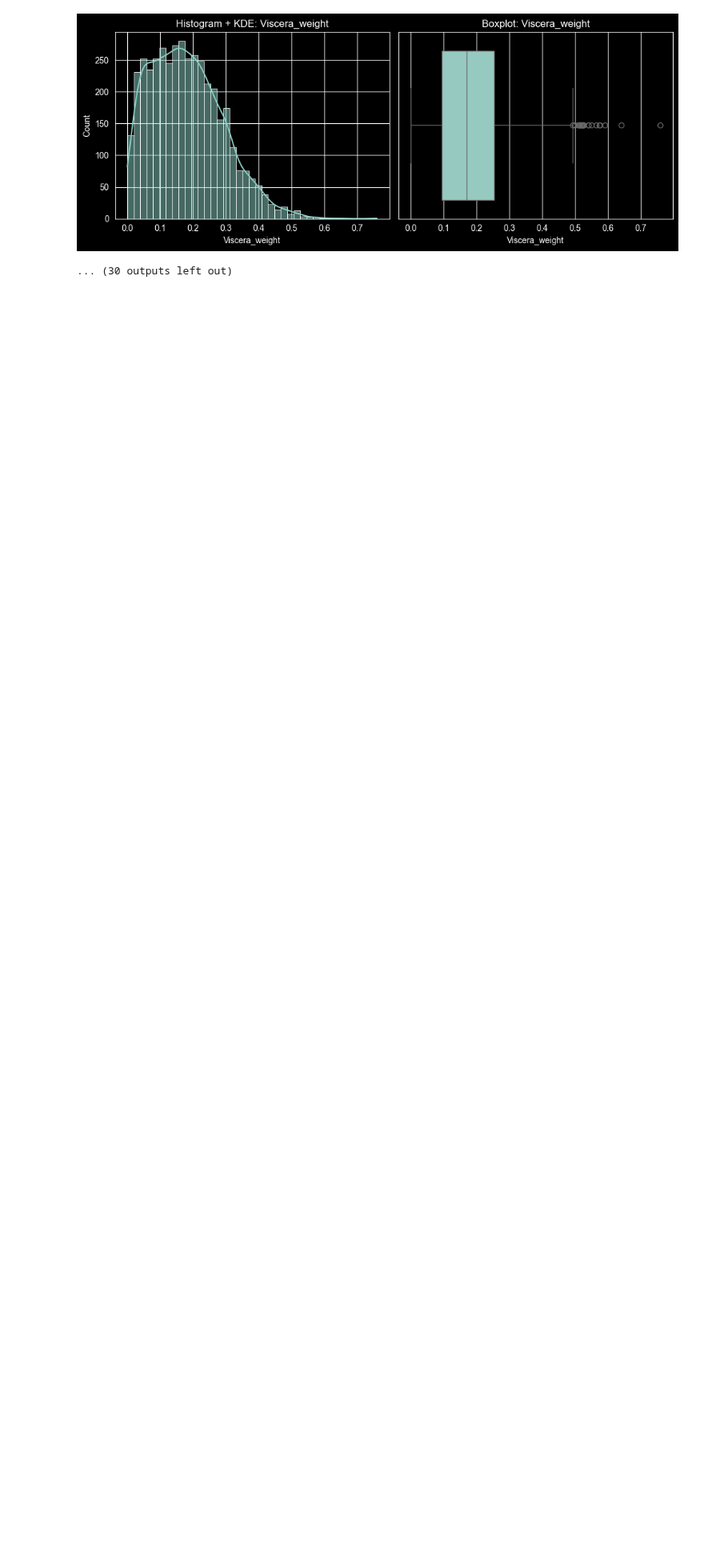
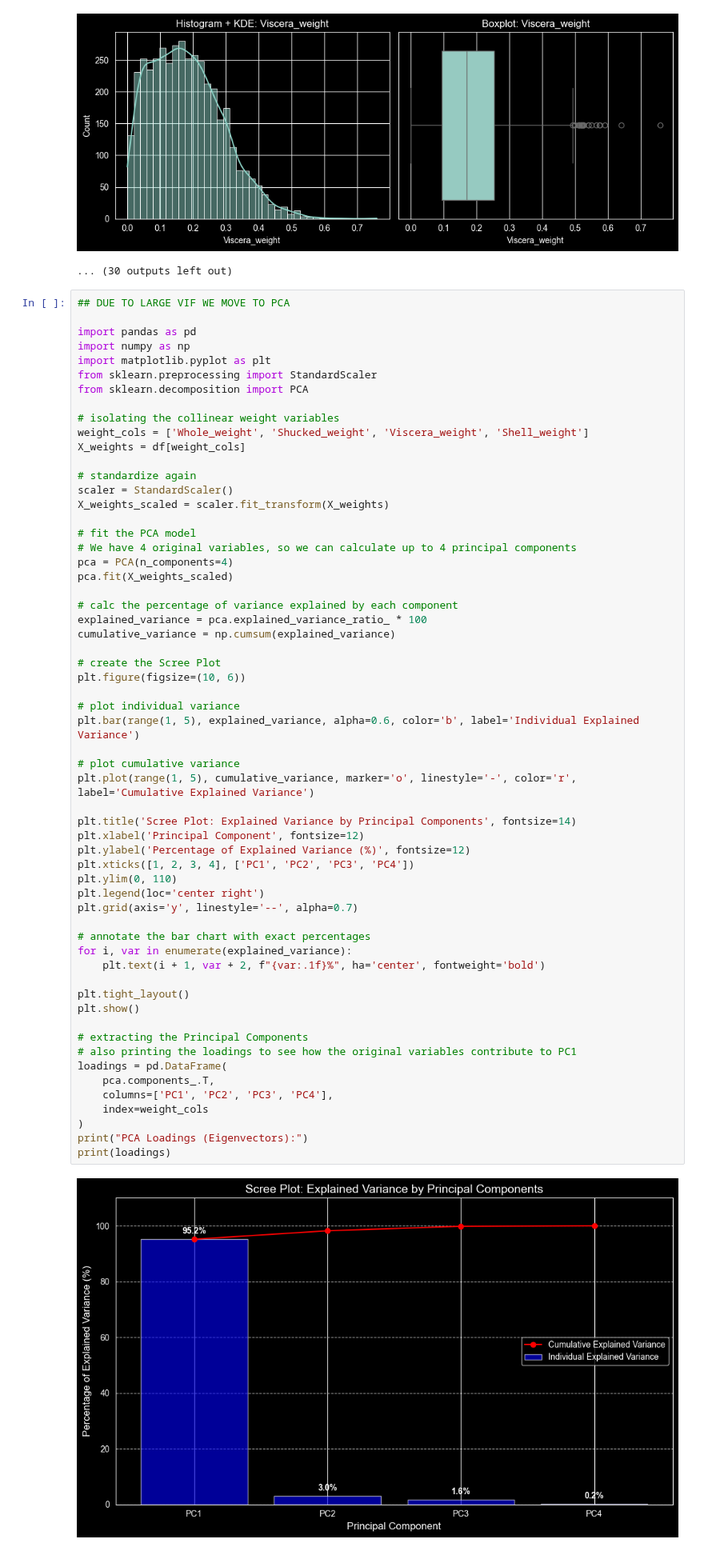
Before and after one commit to AFD03/sta141c_project, a Jupyter notebook: abalone_baby.ipynb, the cells around one changed output. Shown at 80% size. Cells and saved outputs as stored; diff of their text form; blank space fills up the shorter version.

```diff
--- a/abalone_baby.ipynb
+++ b/abalone_baby.ipynb
@@ -226,3 +226,64 @@ Skewness: 0.5916
 Outliers (IQR method): 26
 [figure]
 ... (30 outputs left out)
+# %%
+## DUE TO LARGE VIF WE MOVE TO PCA
+
+import pandas as pd
+import numpy as np
+import matplotlib.pyplot as plt
+from sklearn.preprocessing import StandardScaler
+from sklearn.decomposition import PCA
+
+# isolating the collinear weight variables
+weight_cols = ['Whole_weight', 'Shucked_weight', 'Viscera_weight', 'Shell_weight']
+X_weights = df[weight_cols]
+
+# standardize again
+scaler = StandardScaler()
+X_weights_scaled = scaler.fit_transform(X_weights)
+
+# fit the PCA model
+# We have 4 original variables, so we can calculate up to 4 principal components
+pca = PCA(n_components=4)
+pca.fit(X_weights_scaled)
+
+# calc the percentage of variance explained by each component
+explained_variance = pca.explained_variance_ratio_ * 100
+cumulative_variance = np.cumsum(explained_variance)
+
+# create the Scree Plot
+plt.figure(figsize=(10, 6))
+
+# plot individual variance
+plt.bar(range(1, 5), explained_variance, alpha=0.6, color='b', label='Individual Explained Variance')
+
+# plot cumulative variance
+plt.plot(range(1, 5), cumulative_variance, marker='o', linestyle='-', color='r', label='Cumulative Explained Variance')
+
+plt.title('Scree Plot: Explained Variance by Principal Components', fontsize=14)
+plt.xlabel('Principal Component', fontsize=12)
+plt.ylabel('Percentage of Explained Variance (%)', fontsize=12)
+plt.xticks([1, 2, 3, 4], ['PC1', 'PC2', 'PC3', 'PC4'])
+plt.ylim(0, 110)
+plt.legend(loc='center right')
+plt.grid(axis='y', linestyle='--', alpha=0.7)
+
+# annotate the bar chart with exact percentages
+for i, var in enumerate(explained_variance):
+    plt.text(i + 1, var + 2, f"{var:.1f}%", ha='center', fontweight='bold')
+
+plt.tight_layout()
+plt.show()
+
+# extracting the Principal Components
+# also printing the loadings to see how the original variables contribute to PC1
+loadings = pd.DataFrame(
+    pca.components_.T,
+    columns=['PC1', 'PC2', 'PC3', 'PC4'],
+    index=weight_cols
+)
+print("PCA Loadings (Eigenvectors):")
+print(loadings)
+# %% [output]
+[figure, added]
```
Also changed, not shown: parts of 1 cell of this notebook.
